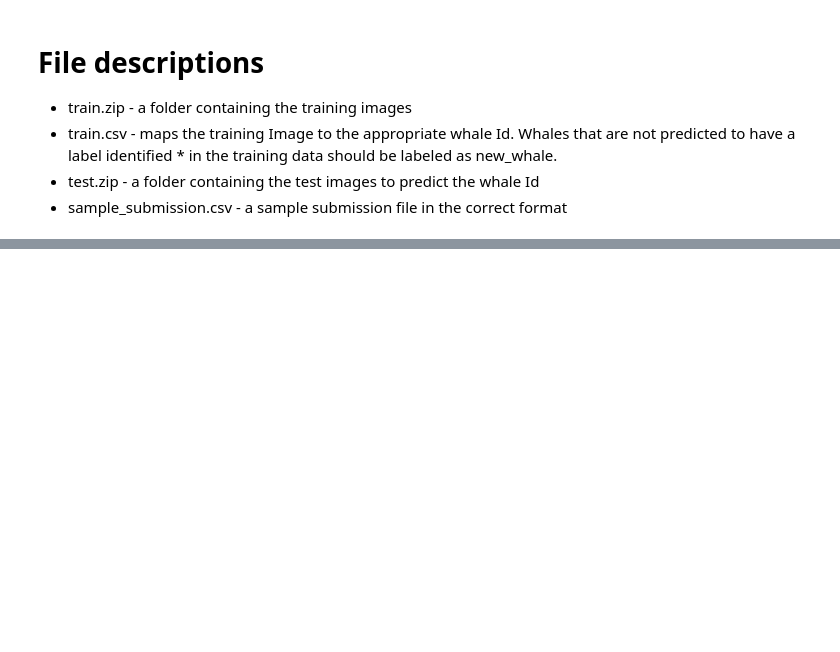
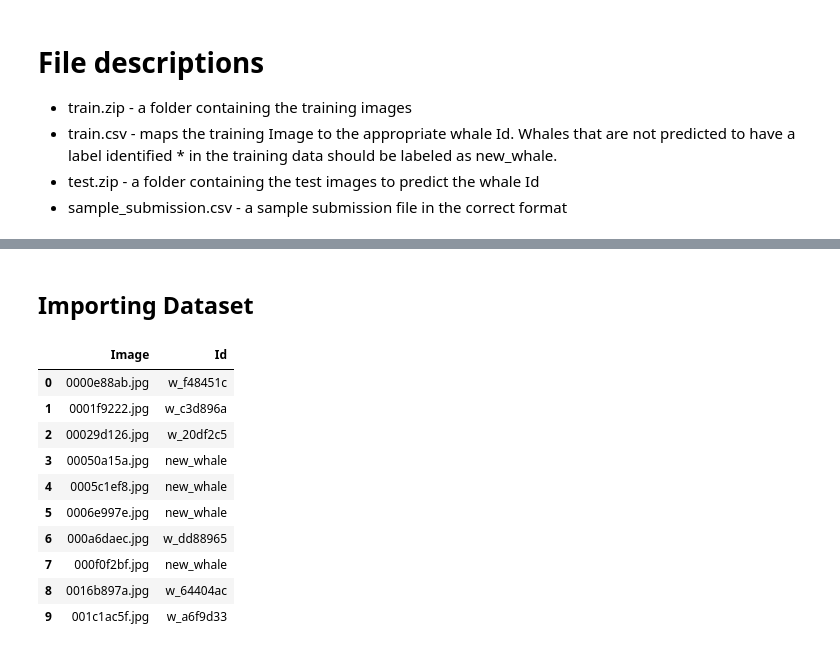
Before and after one commit to AngelV129/Whales-kaggle-data, a Jupyter notebook: Whales_project.ipynb, the cells around one changed output, grey strips where cells are left out. Drawn from its saved outputs; the diff is of its cells as text; code cells hidden in the pictures; blank space fills up the shorter version.

Commit message:
added the training data

```diff
--- a/Whales_project.ipynb
+++ b/Whales_project.ipynb
@@ -49,0 +52,19 @@ for idx, img in enumerate(np.random.choice(train_imgs, 12)):
+# %% [markdown]
+## Importing Dataset
+# %%
+# load image data
+#image name
+train_df = pd.read_csv('./train.csv')
+train_df.head(10)
+# %% [output]
+|  | Image | Id |
+| 0 | 0000e88ab.jpg | w_f48451c |
+| 1 | 0001f9222.jpg | w_c3d896a |
+| 2 | 00029d126.jpg | w_20df2c5 |
+| 3 | 00050a15a.jpg | new_whale |
+| 4 | 0005c1ef8.jpg | new_whale |
+| 5 | 0006e997e.jpg | new_whale |
+| 6 | 000a6daec.jpg | w_dd88965 |
+| 7 | 000f0f2bf.jpg | new_whale |
+| 8 | 0016b897a.jpg | w_64404ac |
+| 9 | 001c1ac5f.jpg | w_a6f9d33 |
```
Also changed, not shown: parts of 9 cells of this notebook.
